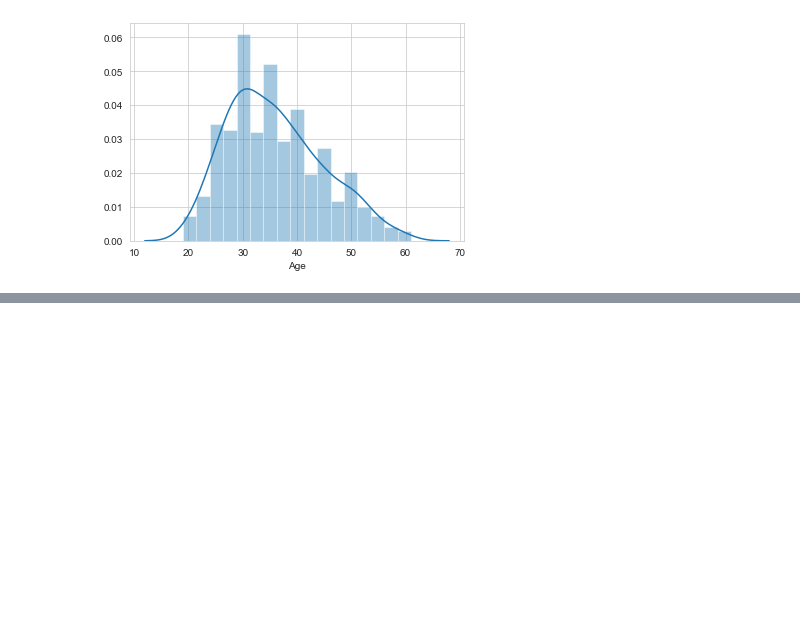
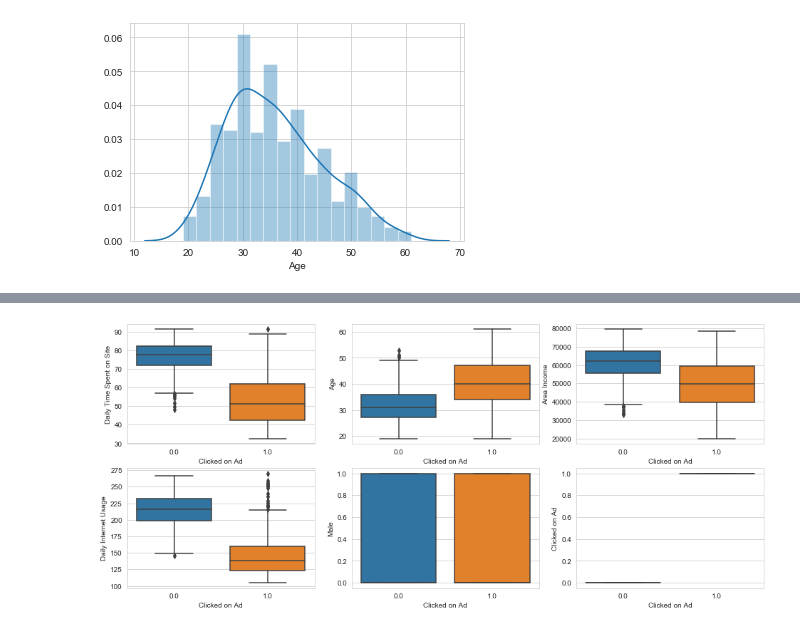
Before and after one commit to rui-ren/Data-Science-Notes, a Jupyter notebook: data_challenges/Advertising_Click_estimation/Advertising_Rui.ipynb, the cells around one changed output, grey strips where cells are left out. Cells and saved outputs as stored; diff of their text form; code cells hidden in the pictures; blank space fills up the shorter version.

```diff
--- a/data_challenges/Advertising_Click_estimation/Advertising_Rui.ipynb
+++ b/data_challenges/Advertising_Click_estimation/Advertising_Rui.ipynb
@@ -316,0 +368,5 @@ df_outlier_rm
+# %%
+target = "Clicked on Ad"
+creating_boxplots((16,18), target, num_vars, df_new)
+# %% [output]
+[figure, added]
```
Also changed, not shown: parts of 69 cells of this notebook, 1 other file.
